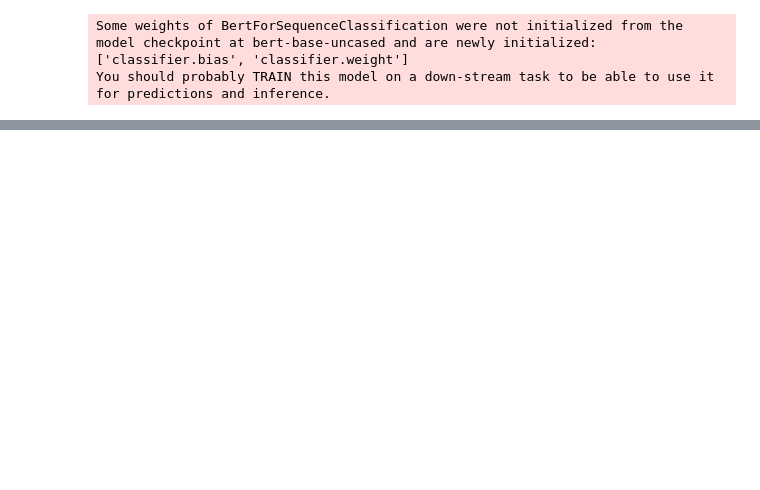
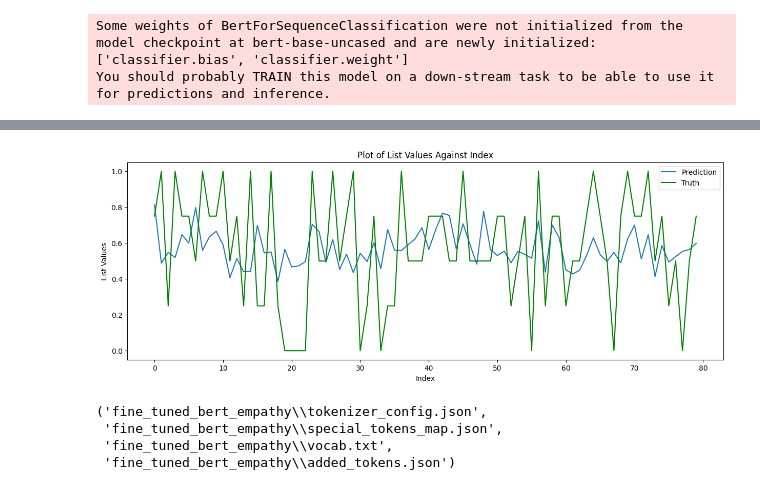
Before and after one commit to minooshayan97/Empathy_project, a Jupyter notebook: tuneBERTasCE.ipynb, the cells around one changed output, grey strips where cells are left out. Saved outputs shown, nothing was run; the diff lists cells and outputs as text; code cells hidden in the pictures; blank space fills up the shorter version.

```diff
--- a/tuneBERTasCE.ipynb
+++ b/tuneBERTasCE.ipynb
@@ -175,6 +170,9 @@ for epoch in range(num_epochs):
             loss = outputs.loss
             total_val_loss += loss.item()
 
+            # Log the validation loss to wandb
+            wandb.log({"Val_loss": loss.item()})
+
     avg_val_loss = total_val_loss / len(val_dataloader)
 
     # Log the average training and validation losses to wandb
@@ -193,3 +289,31 @@ model.predict(test_ds)
+# %%
+import matplotlib.pyplot as plt
+
+
+# Set the figure size (width, height in inches)
+plt.figure(figsize=(15, 5))
+
+# Plot the first list
+plt.plot(predicted_scores, label='Prediction')
+
+# Plot the second list in red
+plt.plot(test_ds['labels'], color='green', label='Truth')
+
+# Add labels, title, and a legend
+plt.xlabel('Index')
+plt.ylabel('List Values')
+plt.title('Plot of List Values Against Index')
+plt.legend()
+
+# Show the plot
+plt.show()
+# %% [output]
+[figure, added]
 # %%
 model.save_pretrained('fine_tuned_bert_empathy')
 tokenizer.save_pretrained('fine_tuned_bert_empathy')
+# %% [output]
+('fine_tuned_bert_empathy\\tokenizer_config.json',
+ 'fine_tuned_bert_empathy\\special_tokens_map.json',
+ 'fine_tuned_bert_empathy\\vocab.txt',
+ 'fine_tuned_bert_empathy\\added_tokens.json')
```
Also changed, not shown: parts of 10 cells of this notebook.
